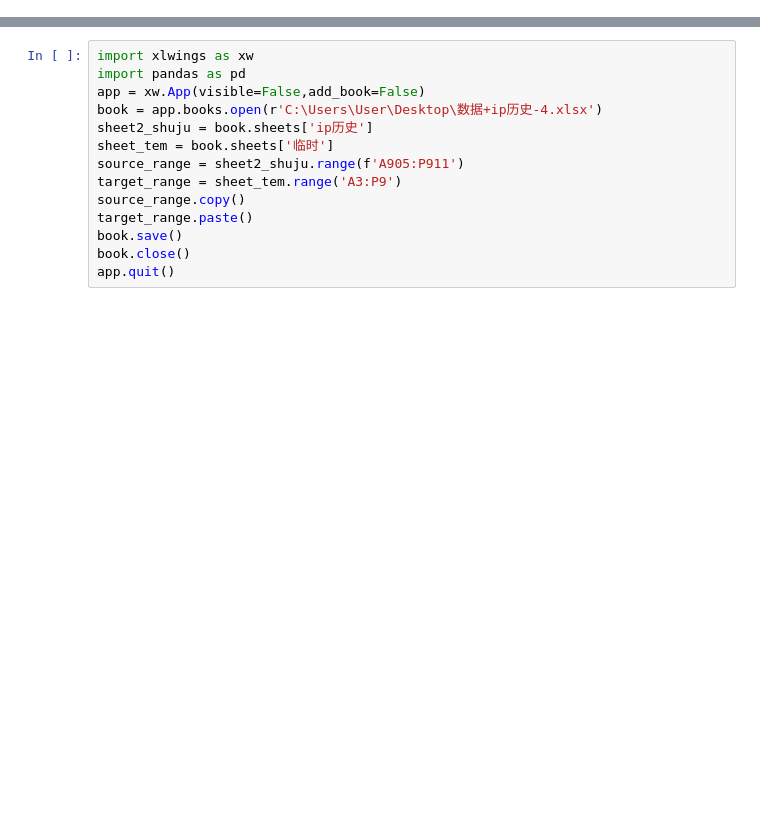
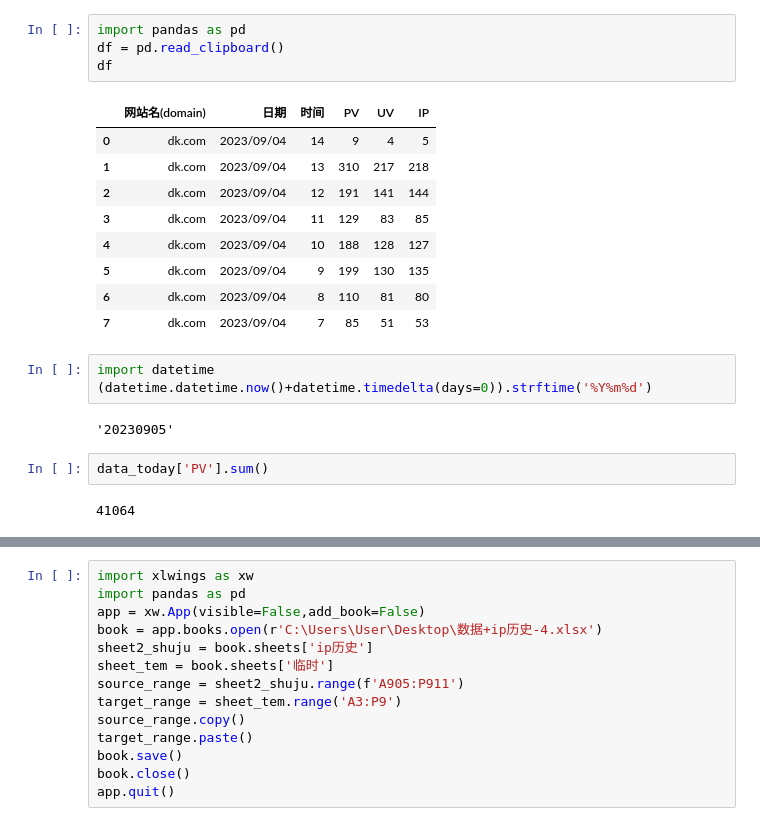
Before and after one commit to Marquis0065/project202308285, a Jupyter notebook: Bsport/TEST_/seo1.2_代码优化测试.ipynb, the cells around one changed output, grey strips where cells are left out. Drawn from its saved outputs; the diff is of its cells as text; blank space fills up the shorter version.

```diff
--- a/Bsport/TEST_/seo1.2_代码优化测试.ipynb
+++ b/Bsport/TEST_/seo1.2_代码优化测试.ipynb
@@ -0,0 +1,23 @@
+# %%
+import pandas as pd
+df = pd.read_clipboard()
+df
+# %% [output]
+|  | 网站名(domain) | 日期 | 时间 | PV | UV | IP |
+| 0 | dk.com | 2023/09/04 | 14 | 9 | 4 | 5 |
+| 1 | dk.com | 2023/09/04 | 13 | 310 | 217 | 218 |
+| 2 | dk.com | 2023/09/04 | 12 | 191 | 141 | 144 |
+| 3 | dk.com | 2023/09/04 | 11 | 129 | 83 | 85 |
+| 4 | dk.com | 2023/09/04 | 10 | 188 | 128 | 127 |
+| 5 | dk.com | 2023/09/04 | 9 | 199 | 130 | 135 |
+| 6 | dk.com | 2023/09/04 | 8 | 110 | 81 | 80 |
+| 7 | dk.com | 2023/09/04 | 7 | 85 | 51 | 53 |
+# %%
+import datetime
+(datetime.datetime.now()+datetime.timedelta(days=0)).strftime('%Y%m%d')
+# %% [output]
+'20230905'
+# %%
+data_today['PV'].sum()
+# %% [output]
+41064
```
Also changed, not shown: parts of 1 cell of this notebook, 4 other files.
